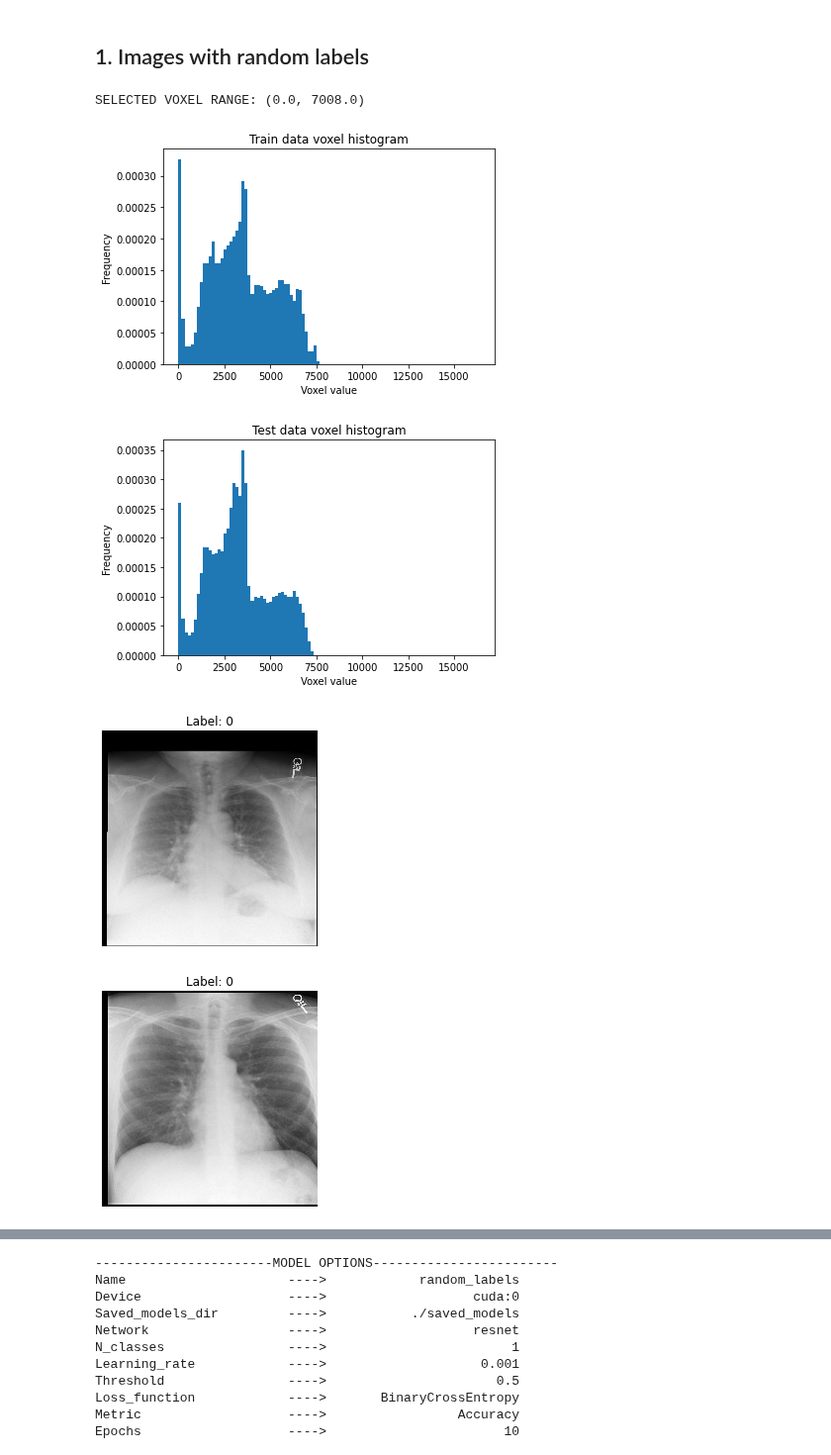
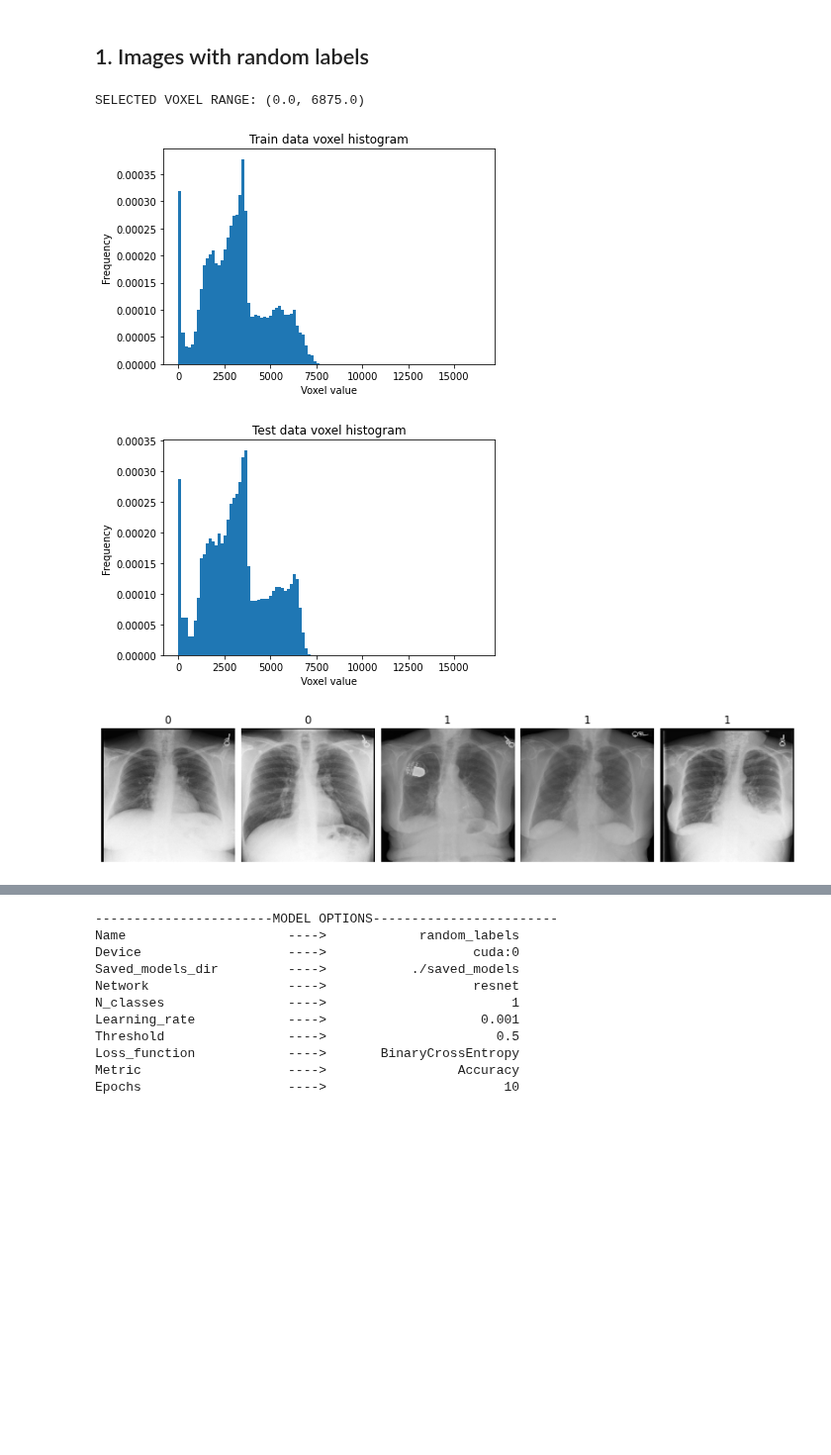
Before and after one commit to Juanki0396/TFG, a Jupyter notebook: train_classifier.ipynb, the cells around one changed output, grey strips where cells are left out. Shown at 99% size. Saved outputs shown, nothing was run; the diff lists cells and outputs as text; code cells hidden in the pictures; blank space fills up the shorter version.

Commit message:
Added Image Grids

```diff
--- a/train_classifier.ipynb
+++ b/train_classifier.ipynb
@@ -39,18 +39,16 @@ random.seed(12345)
 # %%
 data = load_xray_data()
 train_data, test_data = refactor_dataset(data=data, ratio_validation=0.2)
 
 hist1 = obtain_histogram(train_data, sample_size=40, title="Train data voxel histogram")
 hist2 = obtain_histogram(test_data, sample_size=40, title="Test data voxel histogram")
 
 voxel_range = obtain_voxel_range(data=train_data, sample_size=30, extreme_percent=2)
 print(f"SELECTED VOXEL RANGE: {voxel_range}")
 
-for image in random.sample(train_data, 3):
-    image.plot(title=f"Label: {image.label}", figsize=(4,4))
+fig = Image.create_image_grid(train_data[:5], grid_size=(14,8))
 # %% [output]
-SELECTED VOXEL RANGE: (0.0, 7008.0)
+SELECTED VOXEL RANGE: (0.0, 6875.0)
-[figure, old version]
+[figure, new version]
-[figure, old version]
+[figure, new version]
-[figure, old version]
+[figure, new version]
-[figure, removed]
```
Also changed, not shown: parts of 3 cells of this notebook.
